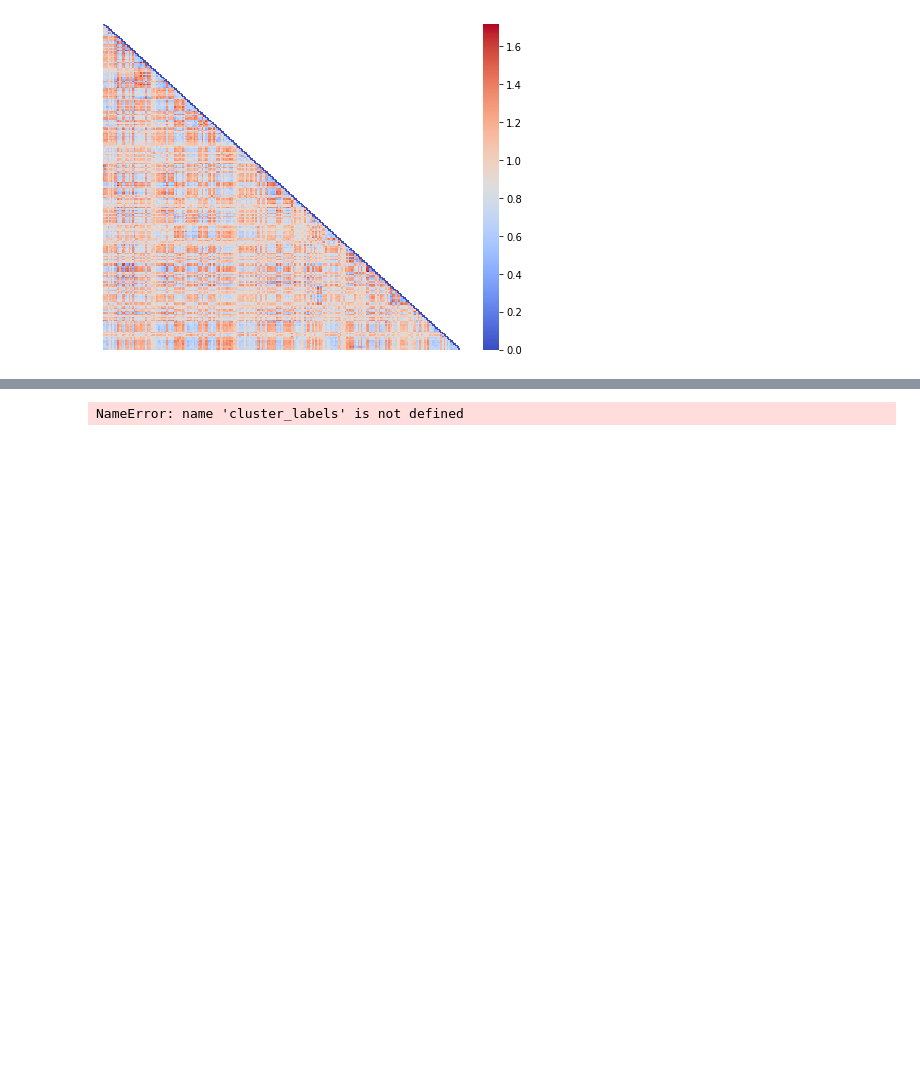
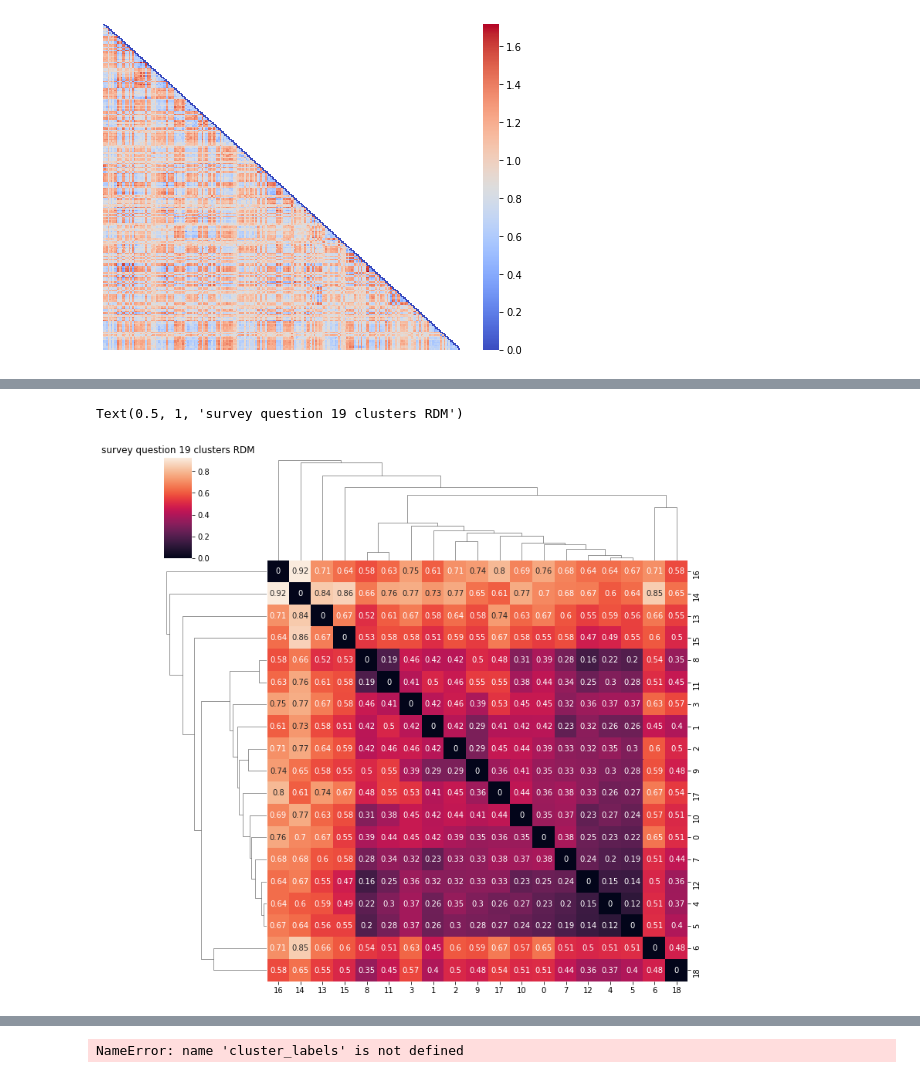
Before and after one commit to ericabusch/RDM_resources, a Jupyter notebook: RDMs.ipynb, the cells around one changed output, grey strips where cells are left out. Saved outputs shown, nothing was run; the diff lists cells and outputs as text; code cells hidden in the pictures; blank space fills up the shorter version.

```diff
--- a/RDMs.ipynb
+++ b/RDMs.ipynb
@@ -67,0 +95,7 @@ Text(0.5, 1, '16 cluster question RDM')
+# %%
+# Visualize cluster RDMs
+sns.clustermap(cluster_RDM_results[19],metric='correlation',annot=True)
+plt.title('survey question 19 clusters RDM')
+# %% [output]
+Text(0.5, 1, 'survey question 19 clusters RDM')
+[figure, added]
```
Also changed, not shown: parts of 17 cells of this notebook.
